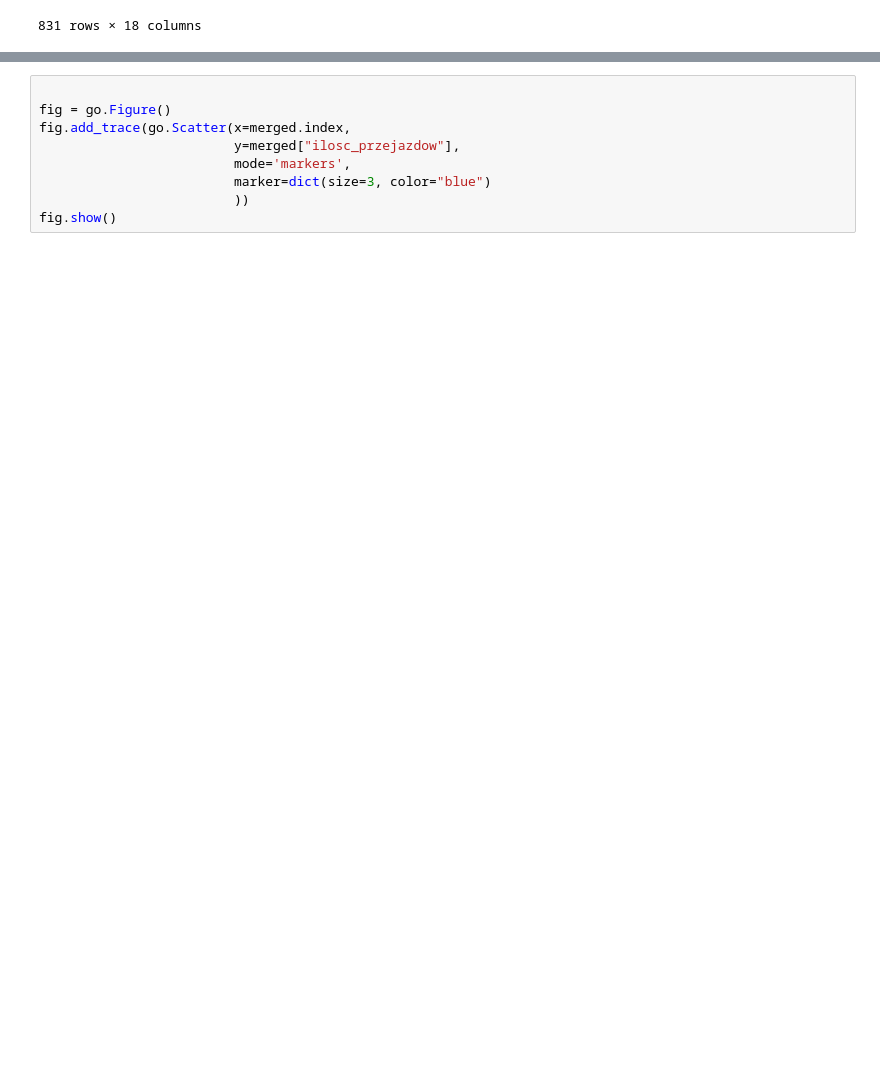
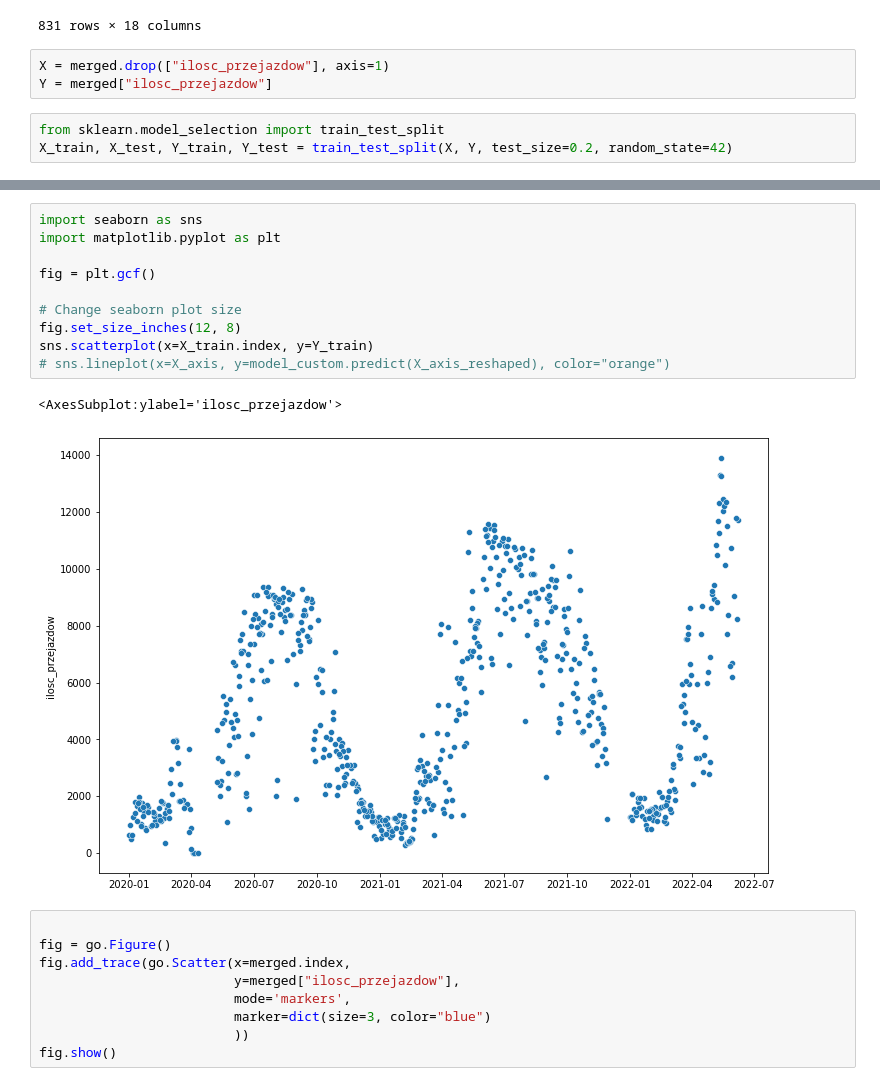
Before and after one commit to michal-sternik/lab11-15_project, a Jupyter notebook: data.ipynb, the cells around one changed output, grey strips where cells are left out. Drawn from its saved outputs; the diff is of its cells as text; blank space fills up the shorter version.

Commit message:
adding regression model

```diff
--- a/data.ipynb
+++ b/data.ipynb
@@ -283,3 +283,9 @@ merged
 | 2022-06-06 | 8244 | 0.0 | 0.0 | 10130 | 11777 | 6 | 0 | 0 | 0 | ... |
 | 2022-06-07 | 11713 | 0.0 | 0.0 | 10671 | 8244 | 6 | 0 | 0 | 0 | ... |
 831 rows × 18 columns
+# %%
+X = merged.drop(["ilosc_przejazdow"], axis=1)
+Y = merged["ilosc_przejazdow"]
+# %%
+from sklearn.model_selection import train_test_split
+X_train, X_test, Y_train, Y_test = train_test_split(X, Y, test_size=0.2, random_state=42)
@@ -286,3 +341,16 @@ merged
+# %%
+import seaborn as sns
+import matplotlib.pyplot as plt
+
+fig = plt.gcf()
+
+# Change seaborn plot size
+fig.set_size_inches(12, 8)
+sns.scatterplot(x=X_train.index, y=Y_train)
+# sns.lineplot(x=X_axis, y=model_custom.predict(X_axis_reshaped), color="orange")
+# %% [output]
+<AxesSubplot:ylabel='ilosc_przejazdow'>
+[figure, added]
 # %%
 
 fig = go.Figure()
```
Also changed, not shown: parts of 5 cells of this notebook.
